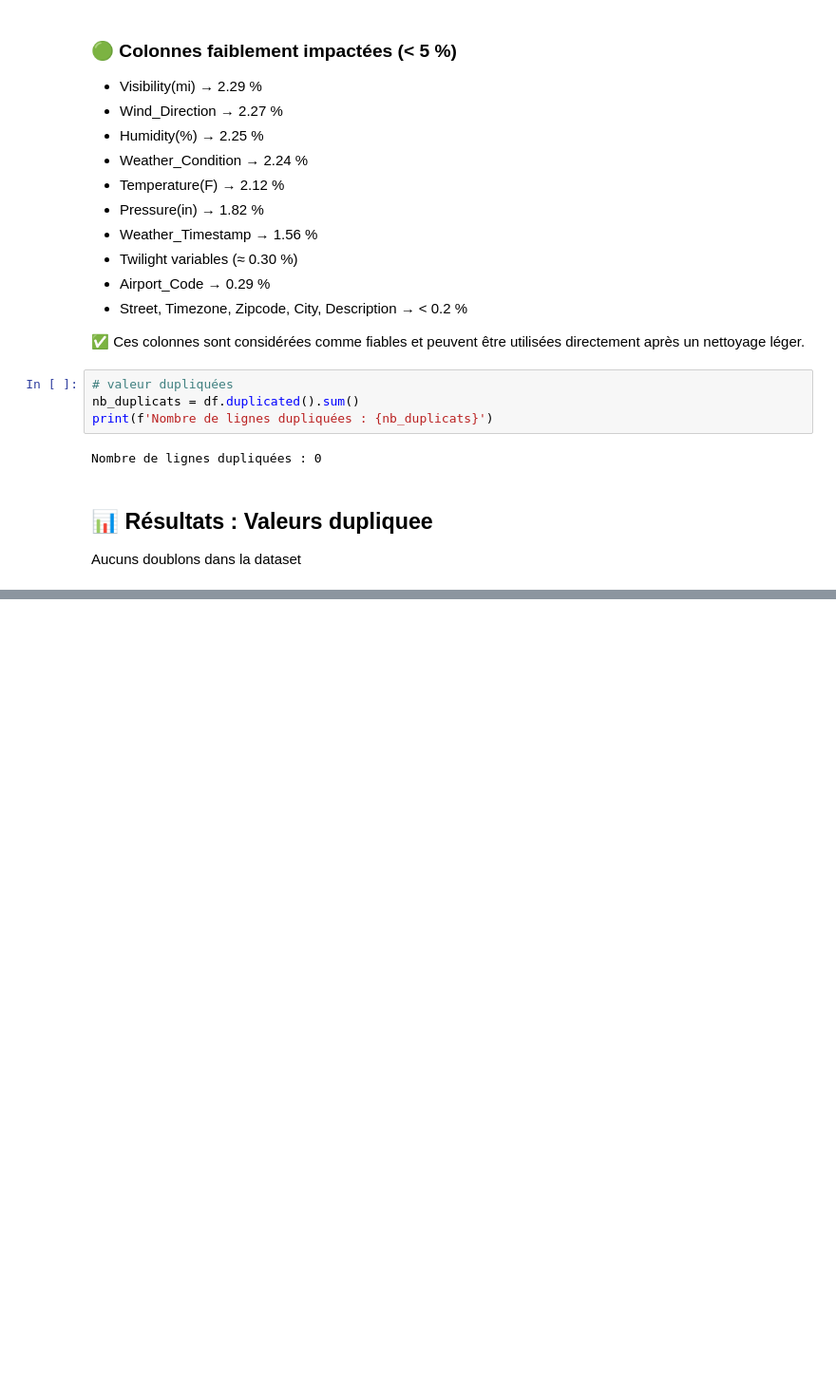
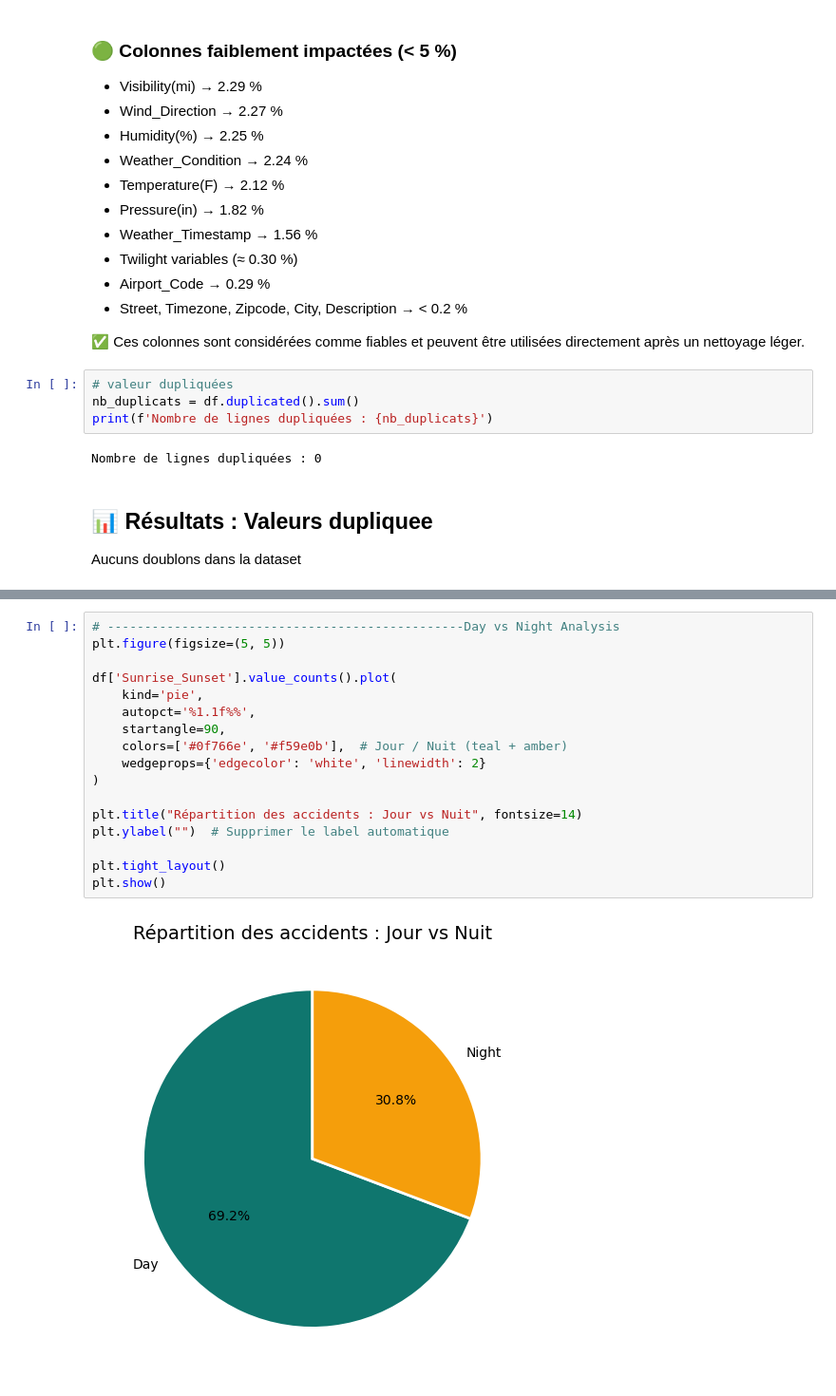
Before and after one commit to zinebettahery/US-Accidents, a Jupyter notebook: notebooks/EDA.ipynb, the cells around one changed output, grey strips where cells are left out. Shown at 95% size. Drawn from its saved outputs; the diff is of its cells as text; blank space fills up the shorter version.

```diff
--- a/notebooks/EDA.ipynb
+++ b/notebooks/EDA.ipynb
@@ -736,0 +810,19 @@ Aucuns doublons dans la dataset
+# %%
+# ------------------------------------------------Day vs Night Analysis
+plt.figure(figsize=(5, 5))
+
+df['Sunrise_Sunset'].value_counts().plot(
+    kind='pie',
+    autopct='%1.1f%%',
+    startangle=90,
+    colors=['#0f766e', '#f59e0b'],  # Jour / Nuit (teal + amber)
+    wedgeprops={'edgecolor': 'white', 'linewidth': 2}
+)
+
+plt.title("Répartition des accidents : Jour vs Nuit", fontsize=14)
+plt.ylabel("")  # Supprimer le label automatique
+
+plt.tight_layout()
+plt.show()
+# %% [output]
+[figure, added]
```
Also changed, not shown: parts of 11 cells of this notebook.
